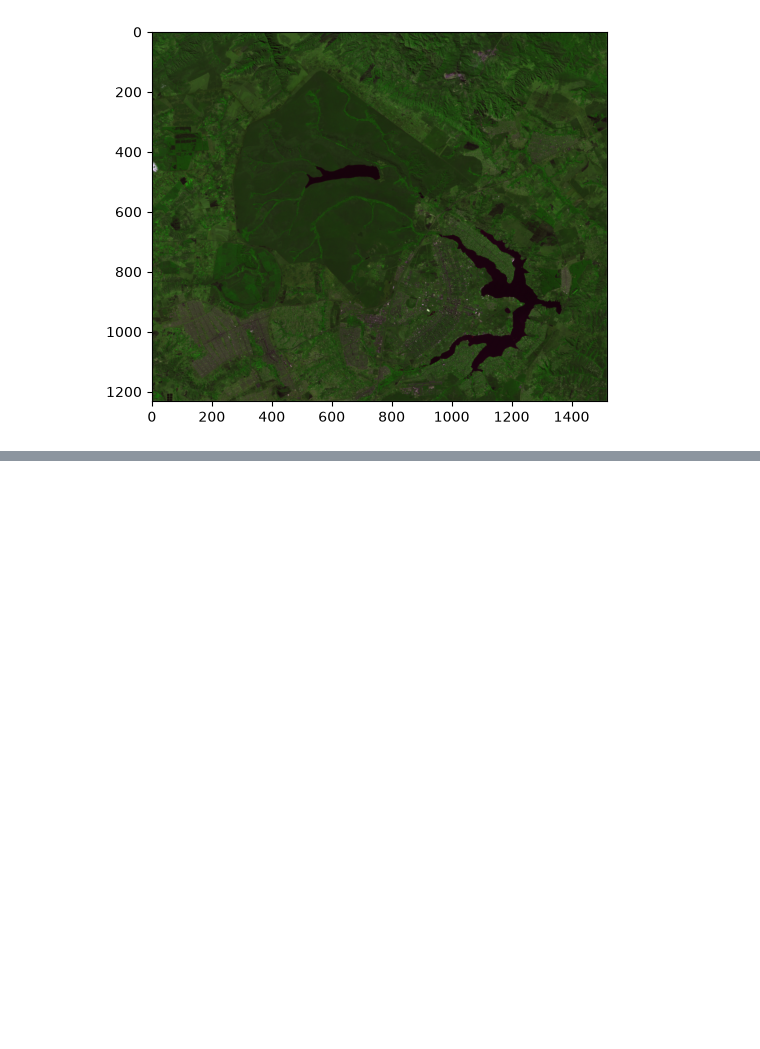
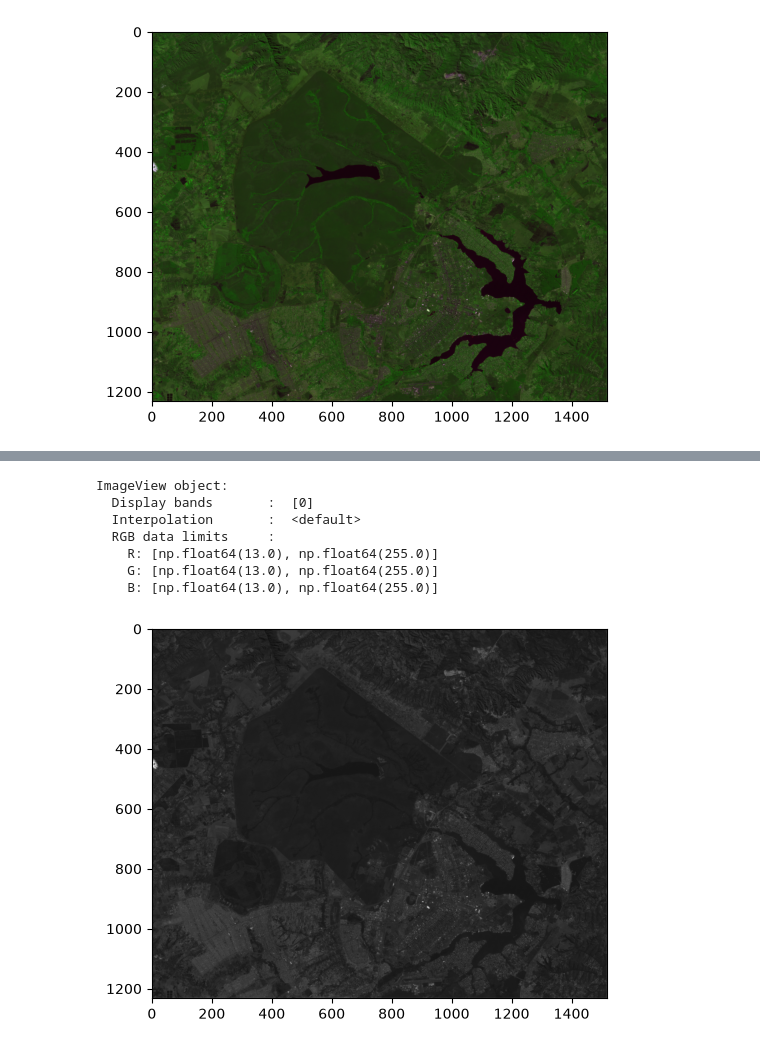
Before and after one commit to wanderam/PDIPy_wam, a Jupyter notebook: modulo2.ipynb, the cells around one changed output, grey strips where cells are left out. Saved outputs shown, nothing was run; the diff lists cells and outputs as text; code cells hidden in the pictures; blank space fills up the shorter version.

```diff
--- a/modulo2.ipynb
+++ b/modulo2.ipynb
@@ -371,0 +400,11 @@ Sensoriamento remoto
+# %%
+imshow(b2_n)
+# %% [output]
+ImageView object:
+  Display bands       :  [0]
+  Interpolation       :  <default>
+  RGB data limits     :
+    R: [np.float64(13.0), np.float64(255.0)]
+    G: [np.float64(13.0), np.float64(255.0)]
+    B: [np.float64(13.0), np.float64(255.0)]
+[figure, added]
```
Also changed, not shown: parts of 16 cells of this notebook.
